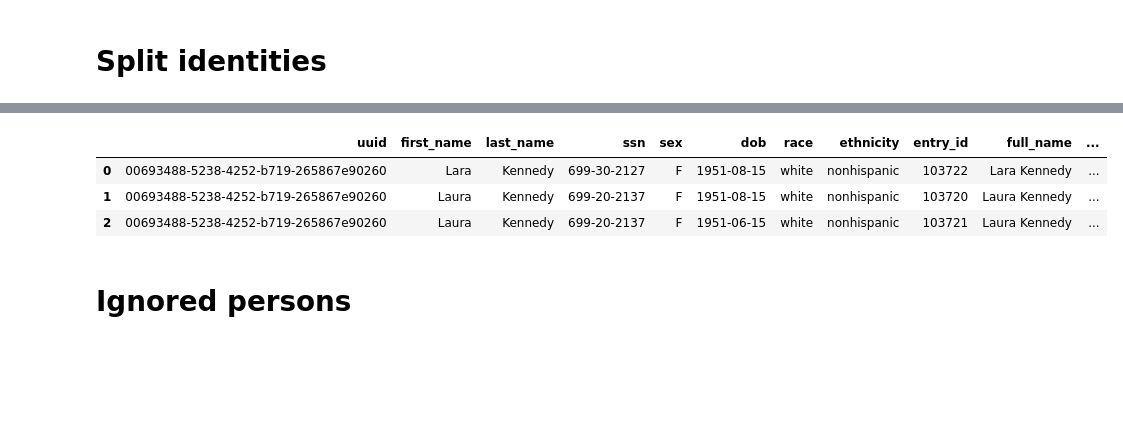
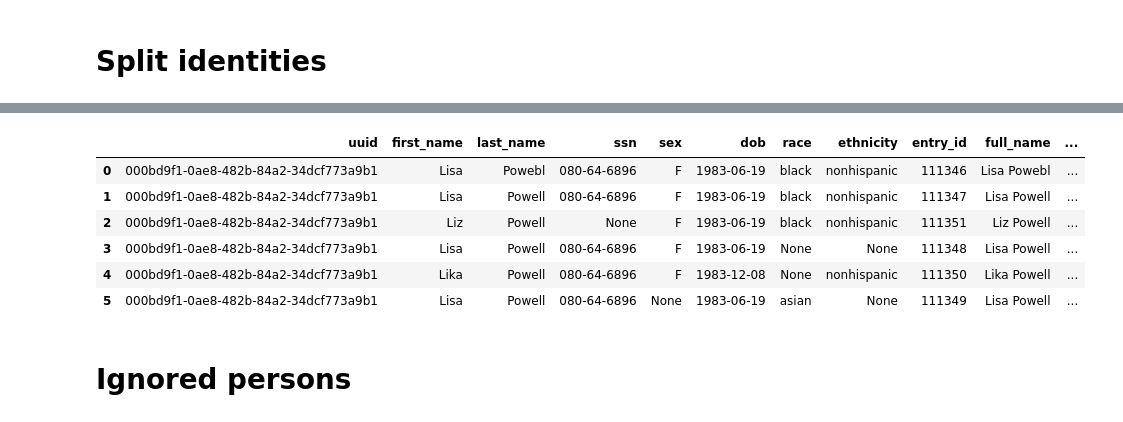
Before and after one commit to dssg/pgdedupe, a Jupyter notebook: Deduplication validation.ipynb, the cells around one changed output, grey strips where cells are left out. Cells and saved outputs as stored; diff of their text form; code cells hidden in the pictures; blank space fills up the shorter version.

```diff
--- a/Deduplication validation.ipynb
+++ b/Deduplication validation.ipynb
@@ -70,12 +77,15 @@ sum(df['count'] > 1)
 # %%
 splits = df[df['count'] > 1].uuid
 # Some of these are very obvious, and should have been captured:
-pd.read_sql("SELECT * FROM dedupe.entries WHERE uuid = '{}'".format(splits.iloc[2]), engine)
+pd.read_sql("SELECT * FROM dedupe.entries WHERE uuid = '{}'".format(splits.iloc[1]), engine)
 # %% [output]
 |  | uuid | first_name | last_name | ssn | sex | dob | race | ethnicity | entry_id | full_name | ... |
-| 0 | 00693488-5238-4252-b719-265867e90260 | Lara | Kennedy | 699-30-2127 | F | 1951-08-15 | white | nonhispanic | 103722 | Lara Kennedy | ... |
-| 1 | 00693488-5238-4252-b719-265867e90260 | Laura | Kennedy | 699-20-2137 | F | 1951-08-15 | white | nonhispanic | 103720 | Laura Kennedy | ... |
-| 2 | 00693488-5238-4252-b719-265867e90260 | Laura | Kennedy | 699-20-2137 | F | 1951-06-15 | white | nonhispanic | 103721 | Laura Kennedy | ... |
+| 0 | 000bd9f1-0ae8-482b-84a2-34dcf773a9b1 | Lisa | Powebl | 080-64-6896 | F | 1983-06-19 | black | nonhispanic | 111346 | Lisa Powebl | ... |
+| 1 | 000bd9f1-0ae8-482b-84a2-34dcf773a9b1 | Lisa | Powell | 080-64-6896 | F | 1983-06-19 | black | nonhispanic | 111347 | Lisa Powell | ... |
+| 2 | 000bd9f1-0ae8-482b-84a2-34dcf773a9b1 | Liz | Powell | None | F | 1983-06-19 | black | nonhispanic | 111351 | Liz Powell | ... |
+| 3 | 000bd9f1-0ae8-482b-84a2-34dcf773a9b1 | Lisa | Powell | 080-64-6896 | F | 1983-06-19 | None | None | 111348 | Lisa Powell | ... |
+| 4 | 000bd9f1-0ae8-482b-84a2-34dcf773a9b1 | Lika | Powell | 080-64-6896 | F | 1983-12-08 | None | nonhispanic | 111350 | Lika Powell | ... |
+| 5 | 000bd9f1-0ae8-482b-84a2-34dcf773a9b1 | Lisa | Powell | 080-64-6896 | None | 1983-06-19 | asian | None | 111349 | Lisa Powell | ... |
 # %% [markdown]
 # Ignored persons
 # %%
```
Also changed, not shown: parts of 10 cells of this notebook, 1 other file.
